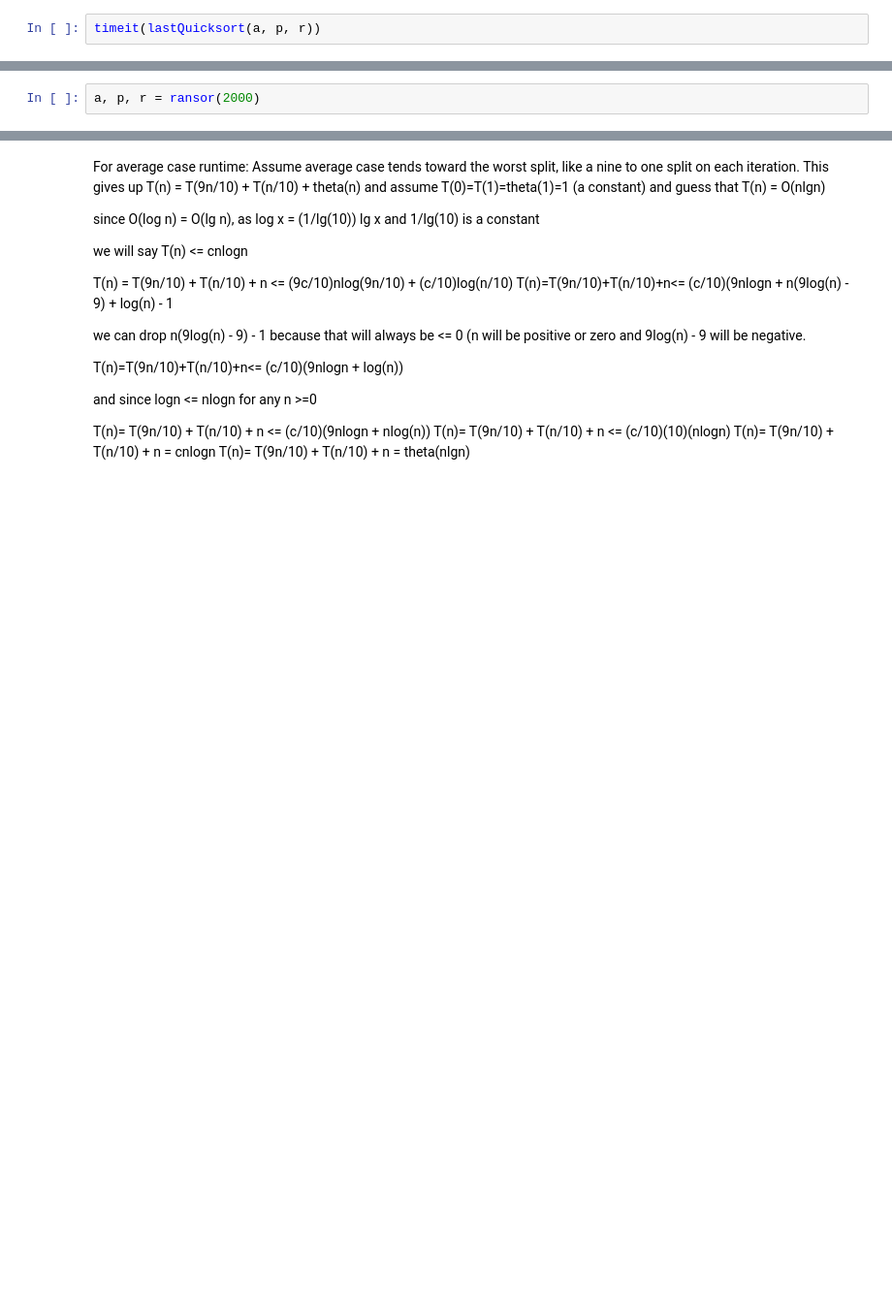
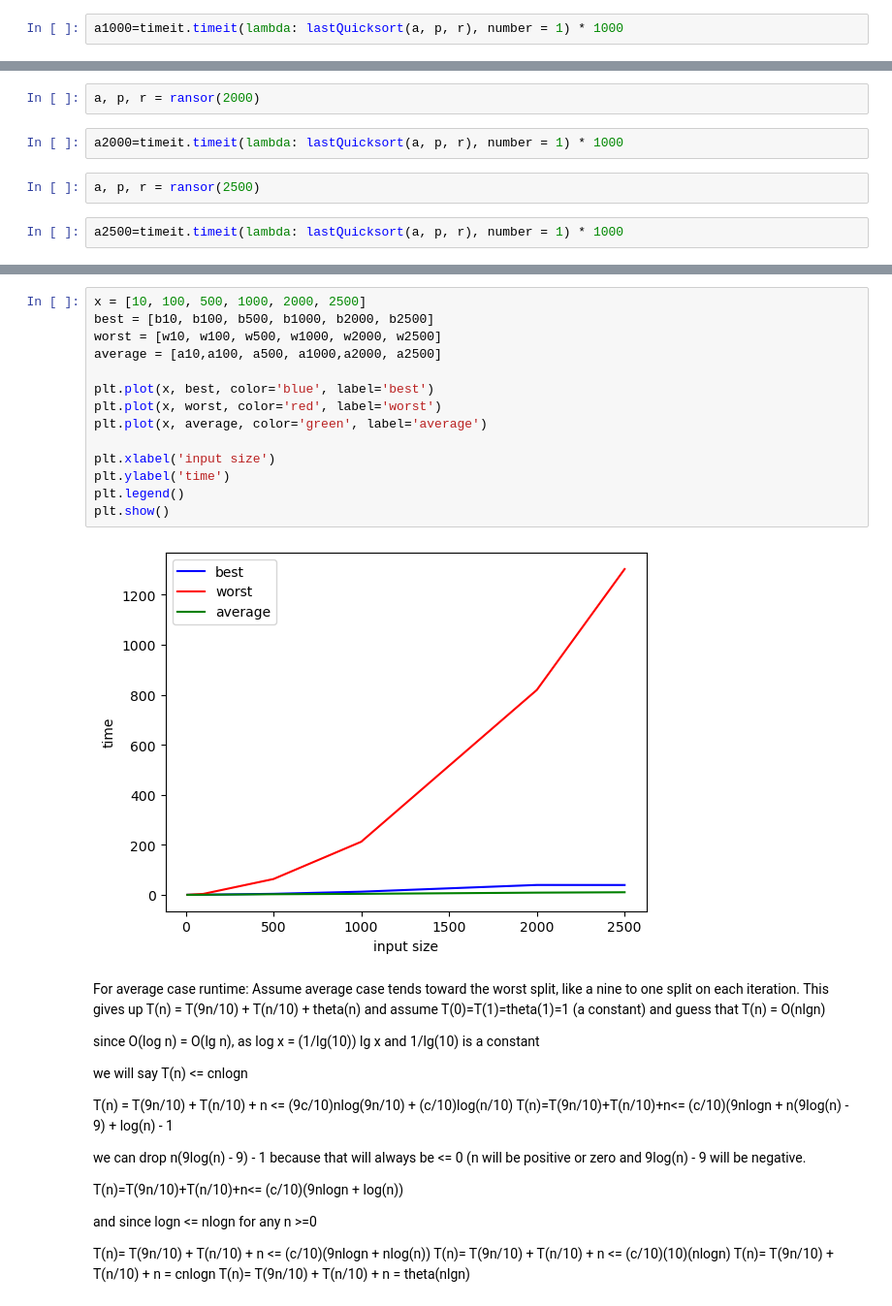
Before and after one commit to T-i-m-R-y-a-n/Those-AL-GORE-RHYTHMS-5311, a Jupyter notebook: Those-AL-GORE-RHYTHMS-5311-handsOn_6.ipynb, the cells around one changed output, grey strips where cells are left out. Shown: that part at 97% size. Drawn from its saved outputs; the diff is of its cells as text; blank space fills up the shorter version.

Commit message:
my best still can't beat random :(

```diff
--- a/Those-AL-GORE-RHYTHMS-5311-handsOn_6.ipynb
+++ b/Those-AL-GORE-RHYTHMS-5311-handsOn_6.ipynb
@@ -165,4 +186,4 @@ timeit(lastQuicksort(a, p, r))
 # %%
 a, p, r = ransor(1000)
 # %%
-timeit(lastQuicksort(a, p, r))
+a1000=timeit.timeit(lambda: lastQuicksort(a, p, r), number = 1) * 1000
@@ -171,3 +190,9 @@ timeit(lastQuicksort(a, p, r))
 # %%
 a, p, r = ransor(2000)
+# %%
+a2000=timeit.timeit(lambda: lastQuicksort(a, p, r), number = 1) * 1000
+# %%
+a, p, r = ransor(2500)
+# %%
+a2500=timeit.timeit(lambda: lastQuicksort(a, p, r), number = 1) * 1000
 # %%
@@ -177,3 +204,19 @@ timeit(lastQuicksort(a, p, r))
+# %%
+x = [10, 100, 500, 1000, 2000, 2500]
+best = [b10, b100, b500, b1000, b2000, b2500]
+worst = [w10, w100, w500, w1000, w2000, w2500]
+average = [a10,a100, a500, a1000,a2000, a2500]
+
+plt.plot(x, best, color='blue', label='best')
+plt.plot(x, worst, color='red', label='worst')
+plt.plot(x, average, color='green', label='average')
+
+plt.xlabel('input size')
+plt.ylabel('time')
+plt.legend()
+plt.show()
+# %% [output]
+[figure, added]
 # %% [markdown]
 For average case runtime:
 Assume average case tends toward the worst split, like a nine to one split on each iteration.
```
Also changed, not shown: parts of 42 cells of this notebook.
